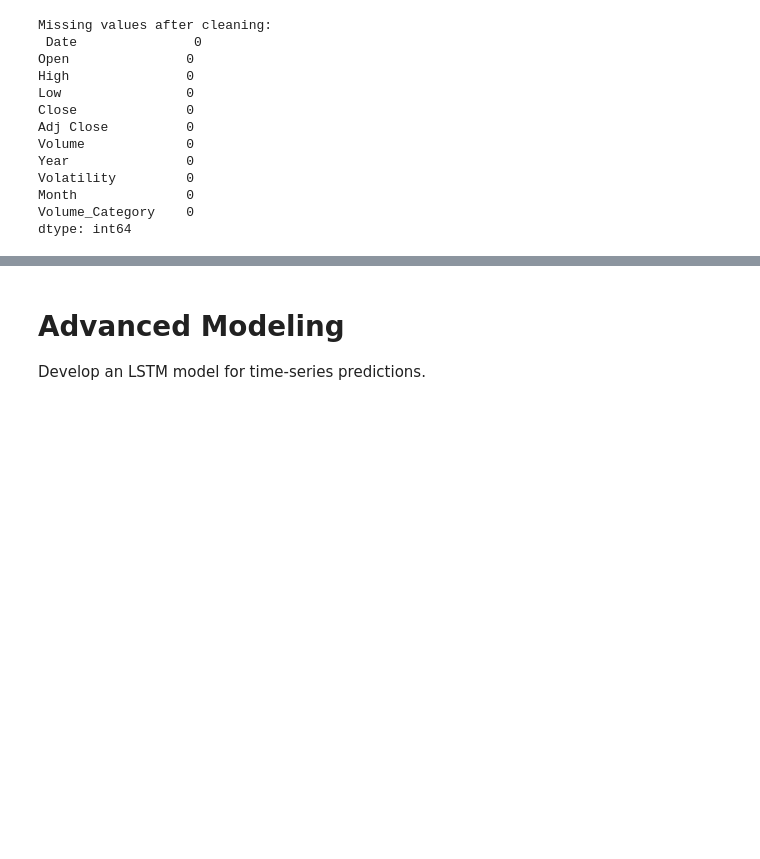
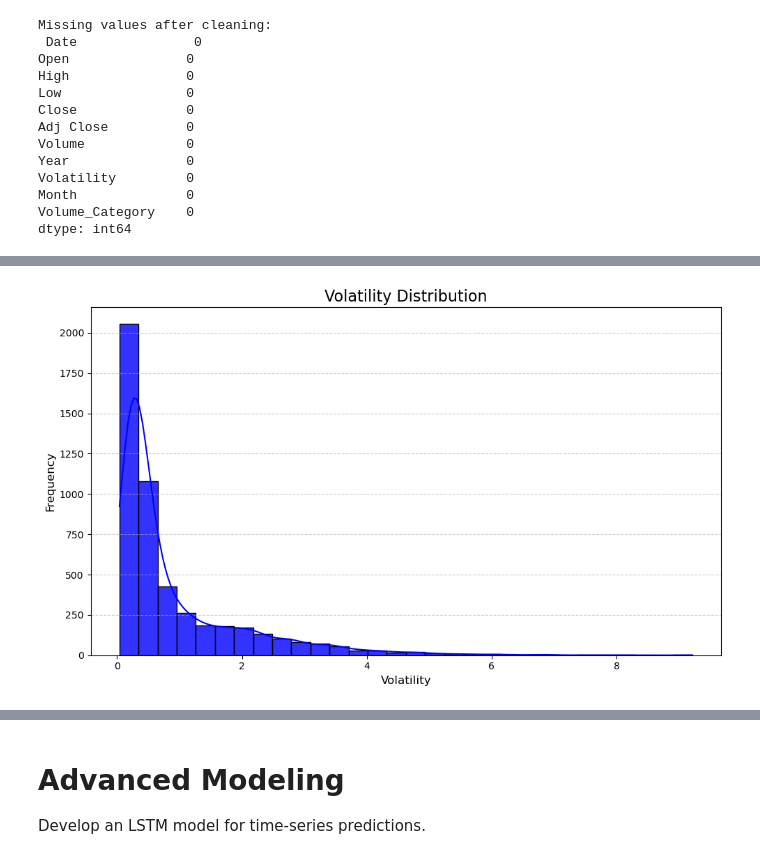
Before and after one commit to ElifSurucu/Google-Stock-Market-Data, a Jupyter notebook: Machine_Learning_Last updated.ipynb, the cells around one changed output, grey strips where cells are left out. Saved outputs shown, nothing was run; the diff lists cells and outputs as text; code cells hidden in the pictures; blank space fills up the shorter version.

```diff
--- a/Machine_Learning_Last updated.ipynb
+++ b/Machine_Learning_Last updated.ipynb
@@ -1121,0 +220,14 @@ plt.show()
+# %%
+# Plot the distribution of volatility
+plt.figure(figsize=(10, 6))
+sns.histplot(data['Volatility'], kde=True, color='blue', bins=30, alpha=0.8)
+plt.title('Volatility Distribution', fontsize=16)
+plt.xlabel('Volatility', fontsize=12)
+plt.ylabel('Frequency', fontsize=12)
+plt.grid(axis='y', linestyle='--', alpha=0.6)
+plt.xticks(fontsize=10)
+plt.yticks(fontsize=10)
+plt.tight_layout()
+plt.show()
+# %% [output]
+[figure, added]
```
Also changed, not shown: parts of 131 cells of this notebook, 10 other files.
